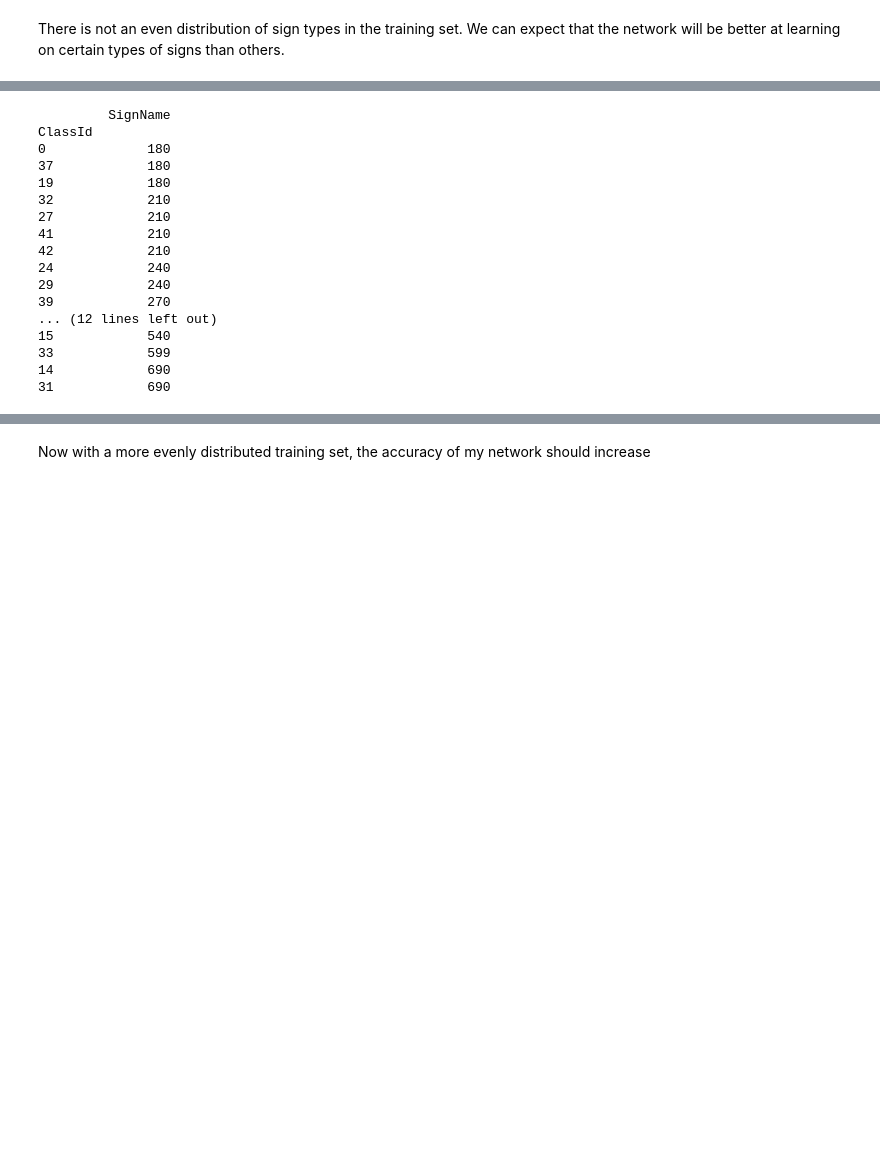
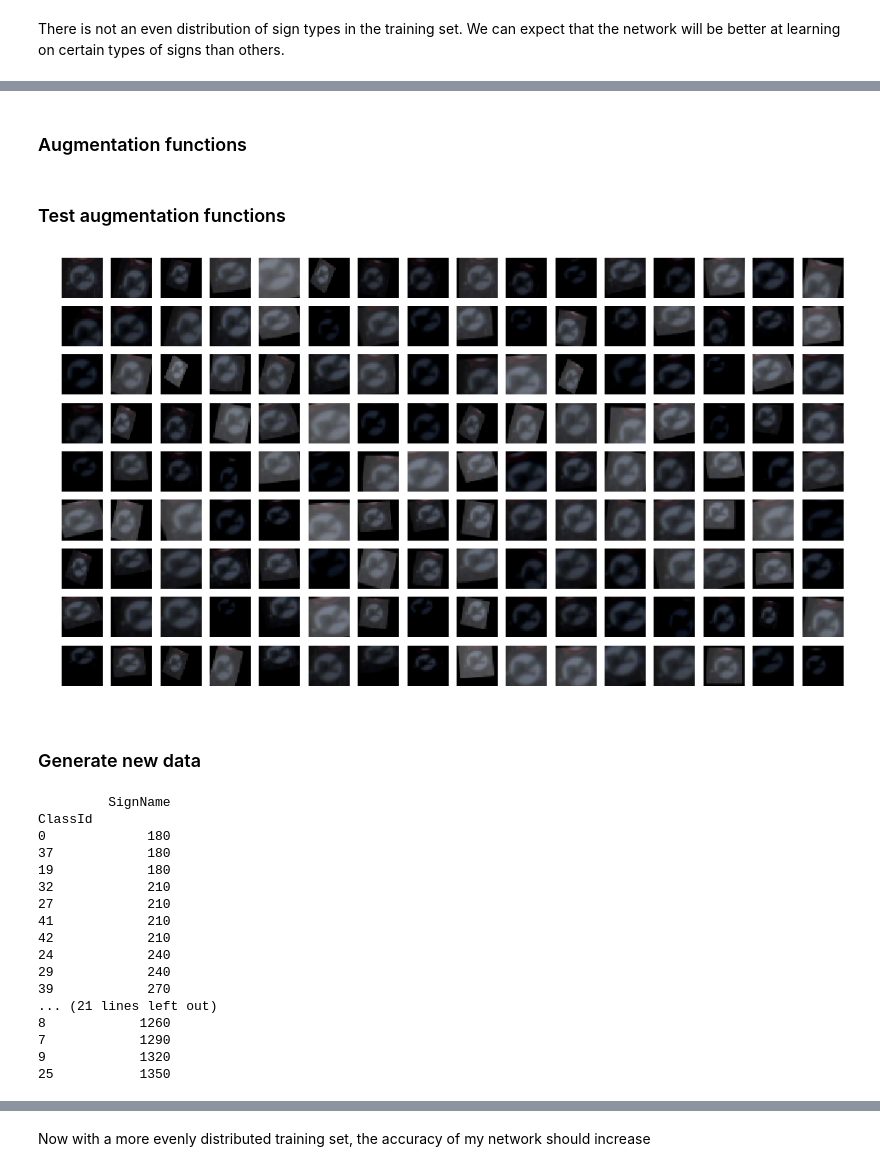
Before and after one commit to nagyben/CarND-Traffic-Sign-Classifier-Project, a Jupyter notebook: Traffic_Sign_Classifier.ipynb, the cells around one changed output, grey strips where cells are left out. Saved outputs shown, nothing was run; the diff lists cells and outputs as text; code cells hidden in the pictures; blank space fills up the shorter version.

Commit message:
Major changes, better augmentation. Validation accuracy = 97%

```diff
--- a/Traffic_Sign_Classifier.ipynb
+++ b/Traffic_Sign_Classifier.ipynb
@@ -178,2 +172,4 @@ To increase the performance of the network, I will augment the training dataset
 
 I will try to equalize the distribution of the sign types in the training set by augmenting the training examples for signs with low representation (e.g. Speed limit 20kph, Go straight or left)
+# %% [markdown]
+### Augmentation functions
@@ -180,8 +211,48 @@ I will try to equalize the distribution of the sign types in the training set by
+# %%
+def brightness_image(img, brt, cnt):
+    """
+    Function to apply random brightness and contrast to the given image
+    maximum value for brt and cnt is 127
+    """
+
+    # Source: https://stackoverflow.com/questions/50474302/how-do-i-adjust-brightness-contrast-and-vibrance-with-opencv-python
+
+    brightness = np.random.randint(-brt, brt)
+    contrast = np.random.randint(-cnt, cnt)
+    img = np.int16(img)
+    img = img * (contrast/127+1) - contrast + brightness
+    img = np.clip(img, 0, 255)
+    img = np.uint8(img)
+
+    return img
+# %%
+def augment_image(img):
+    img = brightness_image(img, 50, 20)
+    img = transform_image(img, 10, 5, 5)
+    return img
+# %% [markdown]
+### Test augmentation functions
+# %%
+test_imgs = []
+test_imgs.append(train['features'][np.random.randint(len(train['features']))])
+
+for i in range(1, 9*16):
+    test_imgs.append(augment_image(test_imgs[0]))
+
+fig, axs = plt.subplots(9, 16, figsize=(16,9))
+for idx, ax in enumerate(axs.flat):
+    ax.imshow(test_imgs[idx])
+    ax.set_axis_off()
+# %% [output]
+[figure, added]
+# %% [markdown]
+### Generate new data
 # %%
 sign_data_sum = sign_data.groupby(by='ClassId').count().sort_values(by='SignName')
 
+NUMBER_IMAGES_DESIRED = 1500
 # Get all sign classes with fewer than 900 training examples
-classes_to_augment = sign_data_sum[sign_data_sum['SignName'] < 900]
+classes_to_augment = sign_data_sum[sign_data_sum['SignName'] < NUMBER_IMAGES_DESIRED]
 print(classes_to_augment)
 # %% [output]
          SignName
@@ -196,9 +267,9 @@ ClassId
 24            240
 29            240
 39            270
-... (12 lines left out)
-15            540
-33            599
-14            690
-31            690
+... (21 lines left out)
+8            1260
+7            1290
+9            1320
+25           1350
 # %%
```
Also changed, not shown: parts of 16 cells of this notebook.
